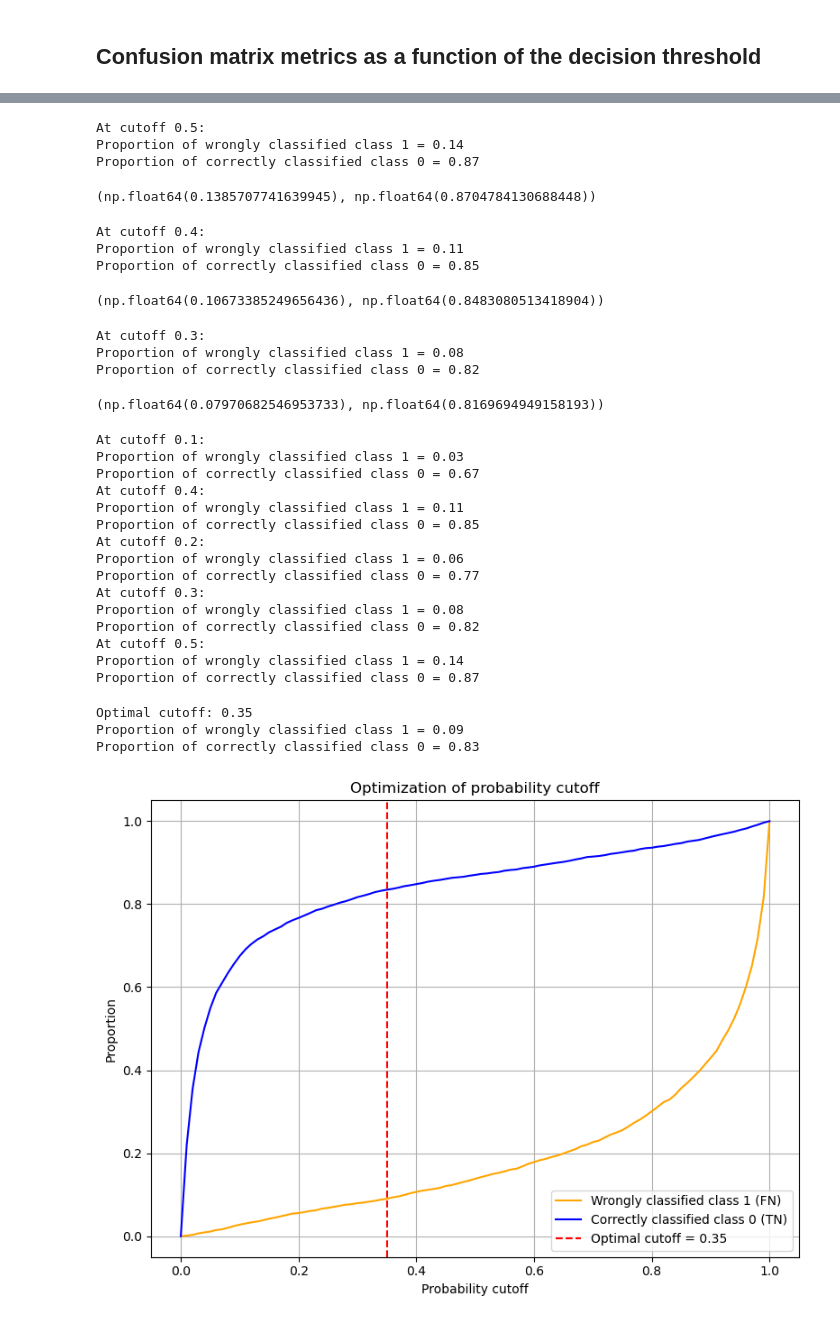
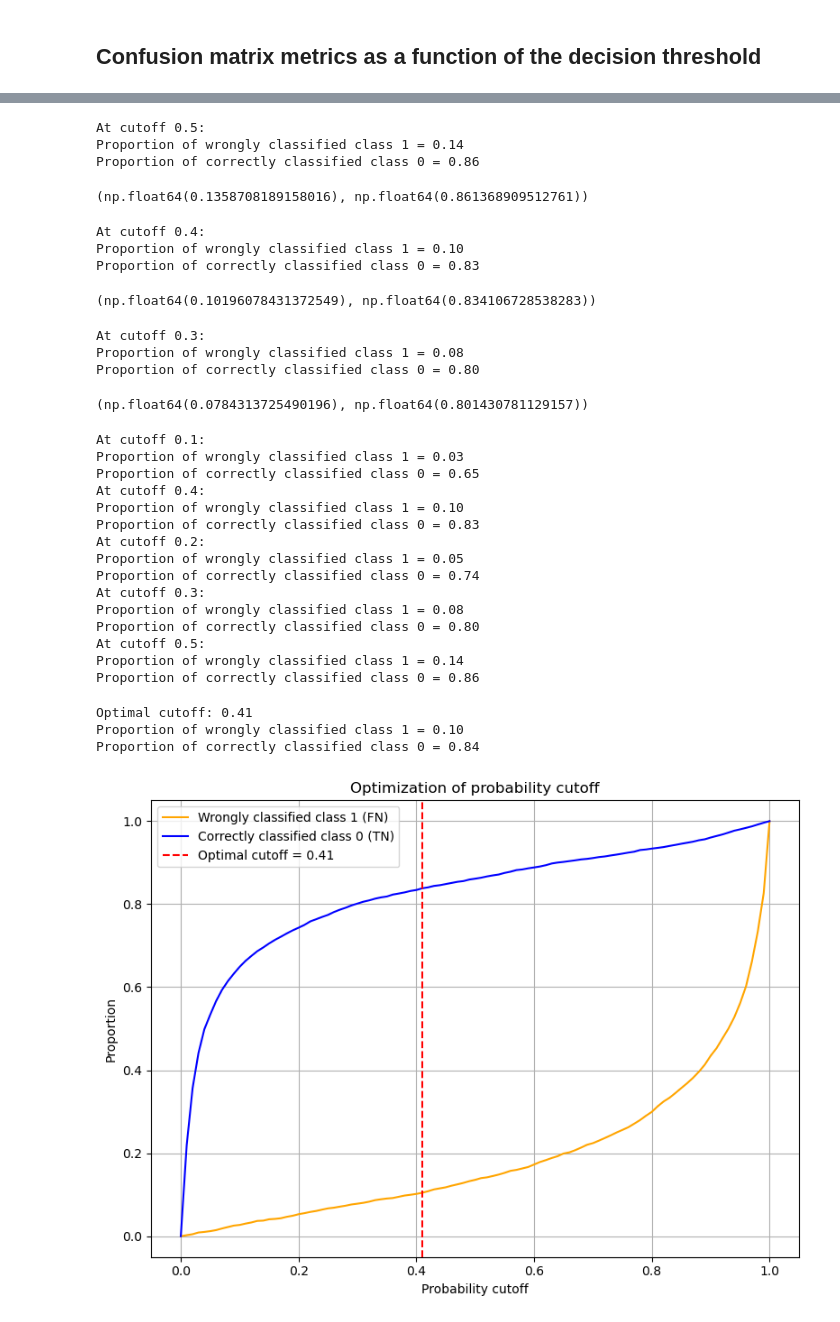
Before and after one commit to othmanResearch/pubmed_classifier, a Jupyter notebook: notebooks/plot_tsne.ipynb, the cells around one changed output, grey strips where cells are left out. Cells and saved outputs as stored; diff of their text form; code cells hidden in the pictures.

```diff
--- a/notebooks/plot_tsne.ipynb
+++ b/notebooks/plot_tsne.ipynb
@@ -9,18 +9,18 @@ import numpy as np
 
 import pickle
 
-with open("../output_preprocessing/positive.pkl", "rb") as f:   # rb = read-binary
+with open("/home/houcem/BILIM/AGMP/data/pipline_agmp_data/positive.pkl", "rb") as f:   # rb = read-binary
     positive = pickle.load(f)
 
-with open("../output_preprocessing/negative.pkl", "rb") as f:   # rb = read-binary
+with open("/home/houcem/BILIM/AGMP/data/pipline_agmp_data/negative.pkl", "rb") as f:   # rb = read-binary
     negative = pickle.load(f)
 
-with open("../output_preprocessing/negative_filtered.pkl", "rb") as f:   # rb = read-binary
+with open("/home/houcem/BILIM/AGMP/data/pipline_agmp_data/negative_filtered.pkl", "rb") as f:   # rb = read-binary
     negative_filtered = pickle.load(f)
 
-positive=positive
-negative = negative
-negative_filtered = negative_filtered
+positive=positive[0]
+negative = negative[0]
+negative_filtered = negative_filtered[0]
 
 
 processed_data = positive+negative
@@ -145,7 +145,7 @@ import matplotlib.pyplot as plt
 from sklearn.metrics import confusion_matrix
 
 # Load your CSV
-df = pd.read_csv("../output_preprocessing/probability_data.csv")
+df = pd.read_csv("/home/houcem/BILIM/AGMP/data/pipline_agmp_data/probability_data_4roc.csv")
 
 y_true = df["y_test"].values
 y_proba = df["y_proba"].values
@@ -187,7 +187,7 @@ import pandas as pd
 from sklearn.metrics import confusion_matrix
 
 # Load CSV
-df = pd.read_csv("../output_preprocessing/probability_data.csv")
+df = pd.read_csv("/home/houcem/BILIM/AGMP/data/pipline_agmp_data/probability_data_4roc.csv")
 y_true = df["y_test"].values
 y_proba = df["y_proba"].values
 
@@ -225,22 +225,22 @@ classify_proportions(0.5)
 # %% [output]
 At cutoff 0.5:
 Proportion of wrongly classified class 1 = 0.14
-Proportion of correctly classified class 0 = 0.87
+Proportion of correctly classified class 0 = 0.86
-(np.float64(0.1385707741639945), np.float64(0.8704784130688448))
+(np.float64(0.1358708189158016), np.float64(0.861368909512761))
 # %%
 classify_proportions(0.4)
 # %% [output]
 At cutoff 0.4:
-Proportion of wrongly classified class 1 = 0.11
-Proportion of correctly classified class 0 = 0.85
+Proportion of wrongly classified class 1 = 0.10
+Proportion of correctly classified class 0 = 0.83
-(np.float64(0.10673385249656436), np.float64(0.8483080513418904))
+(np.float64(0.10196078431372549), np.float64(0.834106728538283))
 # %%
 classify_proportions(0.3)
 # %% [output]
 At cutoff 0.3:
 Proportion of wrongly classified class 1 = 0.08
-Proportion of correctly classified class 0 = 0.82
+Proportion of correctly classified class 0 = 0.80
-(np.float64(0.07970682546953733), np.float64(0.8169694949158193))
+(np.float64(0.0784313725490196), np.float64(0.801430781129157))
 # %%
 x ={}
 y={}
@@ -250,19 +250,19 @@ for data in {0.1, 0.2, 0.3, 0.4, 0.5}:
 # %% [output]
 At cutoff 0.1:
 Proportion of wrongly classified class 1 = 0.03
-Proportion of correctly classified class 0 = 0.67
+Proportion of correctly classified class 0 = 0.65
 At cutoff 0.4:
-Proportion of wrongly classified class 1 = 0.11
-Proportion of correctly classified class 0 = 0.85
+Proportion of wrongly classified class 1 = 0.10
+Proportion of correctly classified class 0 = 0.83
 At cutoff 0.2:
-Proportion of wrongly classified class 1 = 0.06
-Proportion of correctly classified class 0 = 0.77
+Proportion of wrongly classified class 1 = 0.05
+Proportion of correctly classified class 0 = 0.74
 At cutoff 0.3:
 Proportion of wrongly classified class 1 = 0.08
-Proportion of correctly classified class 0 = 0.82
+Proportion of correctly classified class 0 = 0.80
 At cutoff 0.5:
 Proportion of wrongly classified class 1 = 0.14
-Proportion of correctly classified class 0 = 0.87
+Proportion of correctly classified class 0 = 0.86
 # %%
 import pandas as pd
 import numpy as np
@@ -270,7 +270,7 @@ from sklearn.metrics import confusion_matrix
 import matplotlib.pyplot as plt
 
 # Load CSV
-df = pd.read_csv("../output_preprocessing/probability_data.csv")
+df = pd.read_csv("/home/houcem/BILIM/AGMP/data/pipline_agmp_data/probability_data_4roc.csv")
 y_true = df["y_test"].values
 y_proba = df["y_proba"].values
 
@@ -294,34 +294,34 @@ for t in thresholds:
     prop_fn, prop_tn = proportions(t)
     props_fn.append(prop_fn)
     props_tn.append(prop_tn)
     # Combined score: maximize TN proportion, minimize FN proportion
     score = prop_tn - prop_fn
     scores.append(score)
 
 # Find optimal threshold
 best_idx = np.argmax(scores)
 best_cutoff = thresholds[best_idx]
 best_fn = props_fn[best_idx]
 best_tn = props_tn[best_idx]
 
 print(f"Optimal cutoff: {best_cutoff:.2f}")
 print(f"Proportion of wrongly classified class 1 = {best_fn:.2f}")
 print(f"Proportion of correctly classified class 0 = {best_tn:.2f}")
 
 # Optional: plot
 plt.figure(figsize=(8,6))
 plt.plot(thresholds, props_fn, label="Wrongly classified class 1 (FN)", color="orange")
 plt.plot(thresholds, props_tn, label="Correctly classified class 0 (TN)", color="blue")
 plt.axvline(best_cutoff, color="red", linestyle="--", label=f"Optimal cutoff = {best_cutoff:.2f}")
 plt.xlabel("Probability cutoff")
 plt.ylabel("Proportion")
 plt.title("Optimization of probability cutoff")
 plt.legend()
 plt.grid(True)
 plt.tight_layout()
 plt.show()
 # %% [output]
-Optimal cutoff: 0.35
-Proportion of wrongly classified class 1 = 0.09
-Proportion of correctly classified class 0 = 0.83
+Optimal cutoff: 0.41
+Proportion of wrongly classified class 1 = 0.10
+Proportion of correctly classified class 0 = 0.84
-[figure, old version]
+[figure, new version]
```
Also changed, not shown: parts of 6 cells of this notebook, 6 other files.
